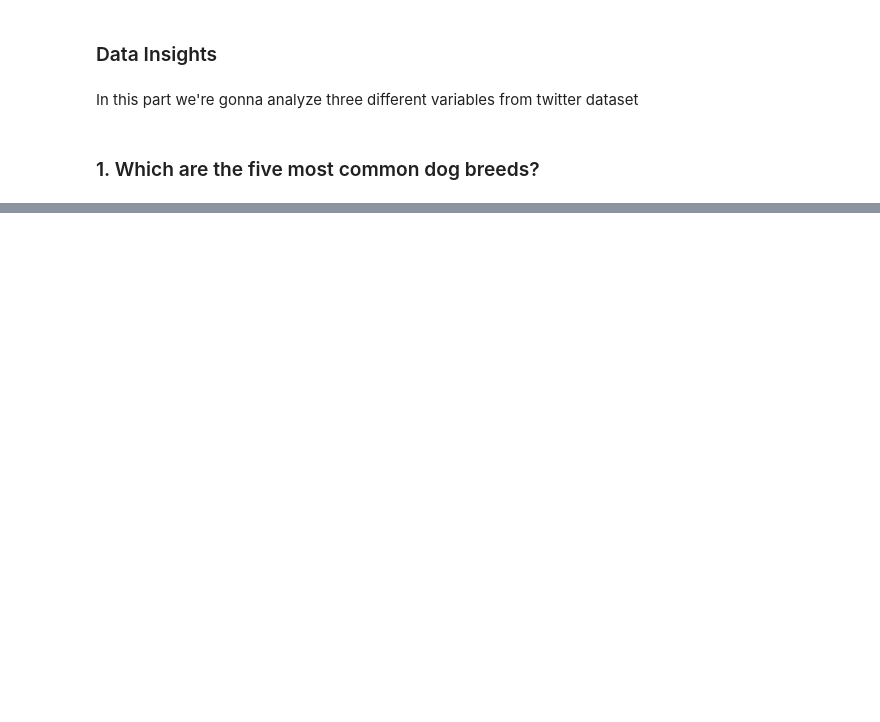
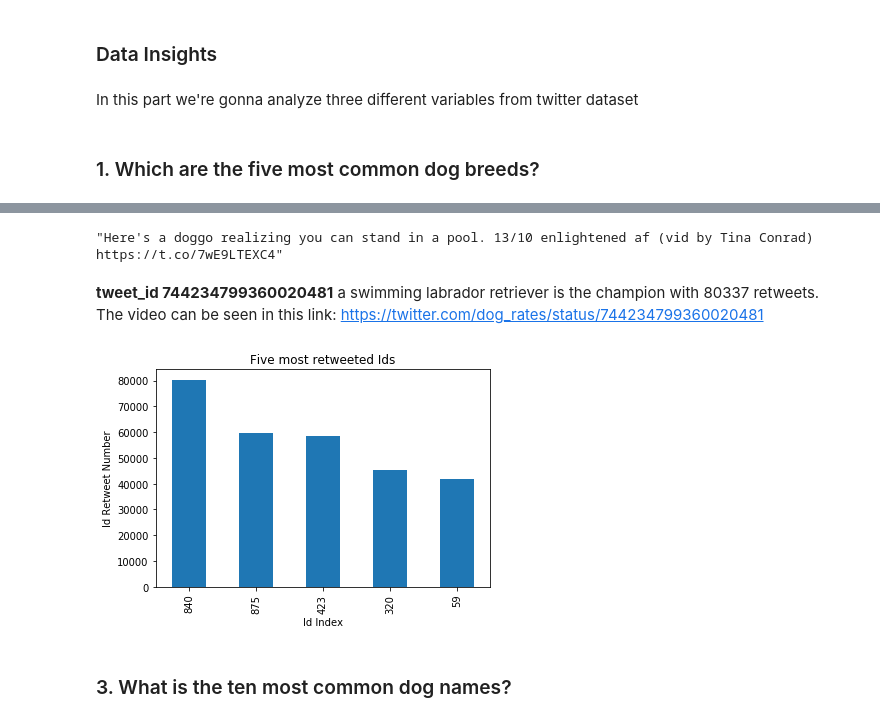
Before and after one commit to daniel-guarino/project04-wrangling-and-analyze-data, a Jupyter notebook: wrangle_act.ipynb, the cells around one changed output, grey strips where cells are left out. Saved outputs shown, nothing was run; the diff lists cells and outputs as text; code cells hidden in the pictures; blank space fills up the shorter version.

```diff
--- a/wrangle_act.ipynb
+++ b/wrangle_act.ipynb
@@ -1136,0 +1196,15 @@ In this part we're gonna analyze three different variables from twitter dataset
+# %%
+df_twitter['text'][840]
+# %% [output]
+"Here's a doggo realizing you can stand in a pool. 13/10 enlightened af (vid by Tina Conrad) https://t.co/7wE9LTEXC4"
+# %% [markdown]
+**tweet_id 744234799360020481** a swimming labrador retriever is the champion with 80337 retweets. The video can be seen in this link: https://twitter.com/dog_rates/status/744234799360020481
+# %%
+df_twitter['retweets_count'].sort_values(ascending=False)[:5].plot(kind ='bar')
+plt.title('Five most retweeted Ids')
+plt.xlabel('Id Index')
+plt.ylabel('Id Retweet Number');
+# %% [output]
+[figure, added]
+# %% [markdown]
+### 3. What is the ten most common dog names? ###
```
Also changed, not shown: parts of 78 cells of this notebook.
